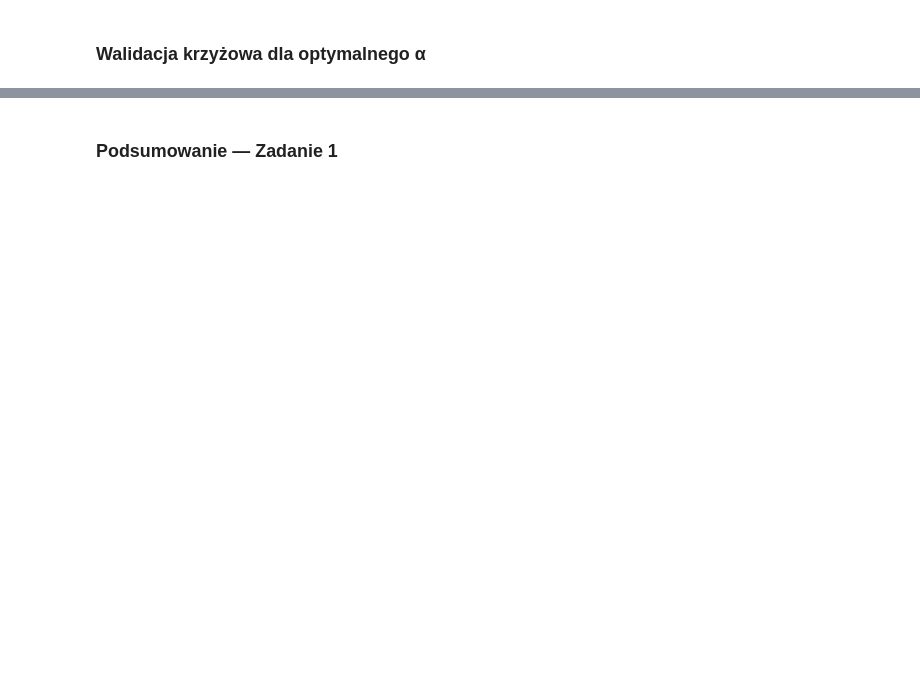
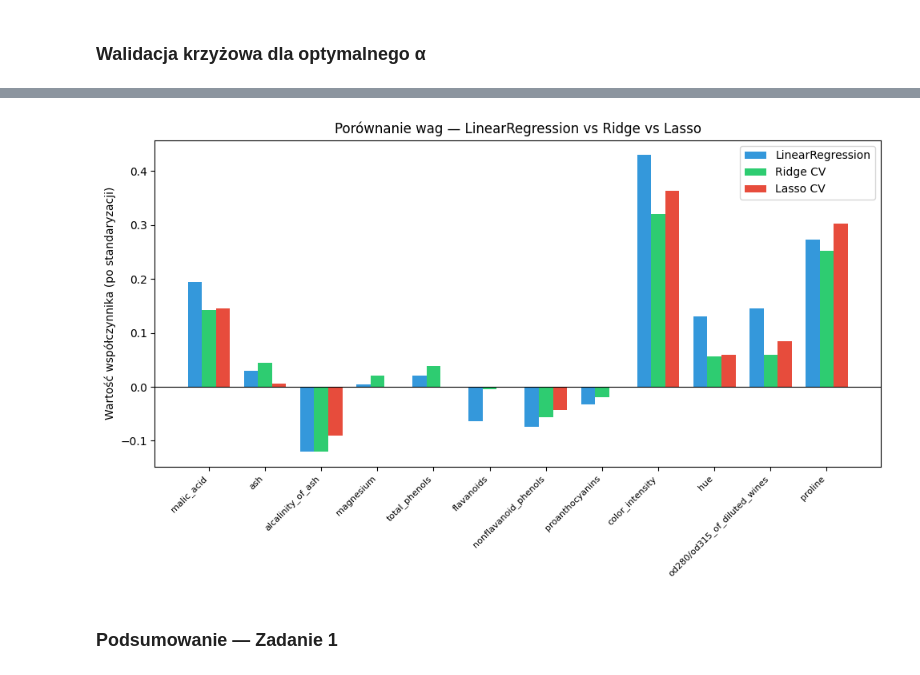
Before and after one commit to mikolaj-olesinski/Machine-Learning-PWR, a Jupyter notebook: lista2/lab2.ipynb, the cells around one changed output, grey strips where cells are left out. Saved outputs shown, nothing was run; the diff lists cells and outputs as text; code cells hidden in the pictures; blank space fills up the shorter version.

```diff
--- a/lista2/lab2.ipynb
+++ b/lista2/lab2.ipynb
@@ -187,3 +212,36 @@ Pojedynczy podział train/test może dać niestabilne wyniki — wynik zależy o
+# %%
+models_coef = {
+    'LinearRegression': LinearRegression(),
+    'Ridge CV':         Ridge(alpha=alpha_ridge_cv),
+    'Lasso CV':         Lasso(alpha=alpha_lasso_cv, max_iter=10000),
+}
+
+coef_data = {}
+for name, model in models_coef.items():
+    pipe = Pipeline([('scaler', StandardScaler()), ('model', model)])
+    pipe.fit(X_wine_train, y_wine_train)
+    coef_data[name] = pipe.named_steps['model'].coef_
+
+coef_df = pd.DataFrame(coef_data, index=feature_cols)
+
+fig, ax = plt.subplots(figsize=(10, 6))
+x = np.arange(len(feature_cols))
+width = 0.25
+
+ax.bar(x - width, coef_df['LinearRegression'], width, label='LinearRegression', color='#3498db')
+ax.bar(x,         coef_df['Ridge CV'],         width, label='Ridge CV',         color='#2ecc71')
+ax.bar(x + width, coef_df['Lasso CV'],         width, label='Lasso CV',         color='#e74c3c')
+
+ax.set_xticks(x)
+ax.set_xticklabels(feature_cols, rotation=45, ha='right', fontsize=8)
+ax.axhline(0, color='black', linewidth=0.8)
+ax.set_title('Porównanie wag — LinearRegression vs Ridge vs Lasso')
+ax.set_ylabel('Wartość współczynnika (po standaryzacji)')
+ax.legend()
+plt.tight_layout()
+plt.show()
+# %% [output]
+[figure, added]
 # %% [markdown]
 ### Podsumowanie — Zadanie 1
 # %%
```
Also changed, not shown: parts of 9 cells of this notebook, 1 other file.
